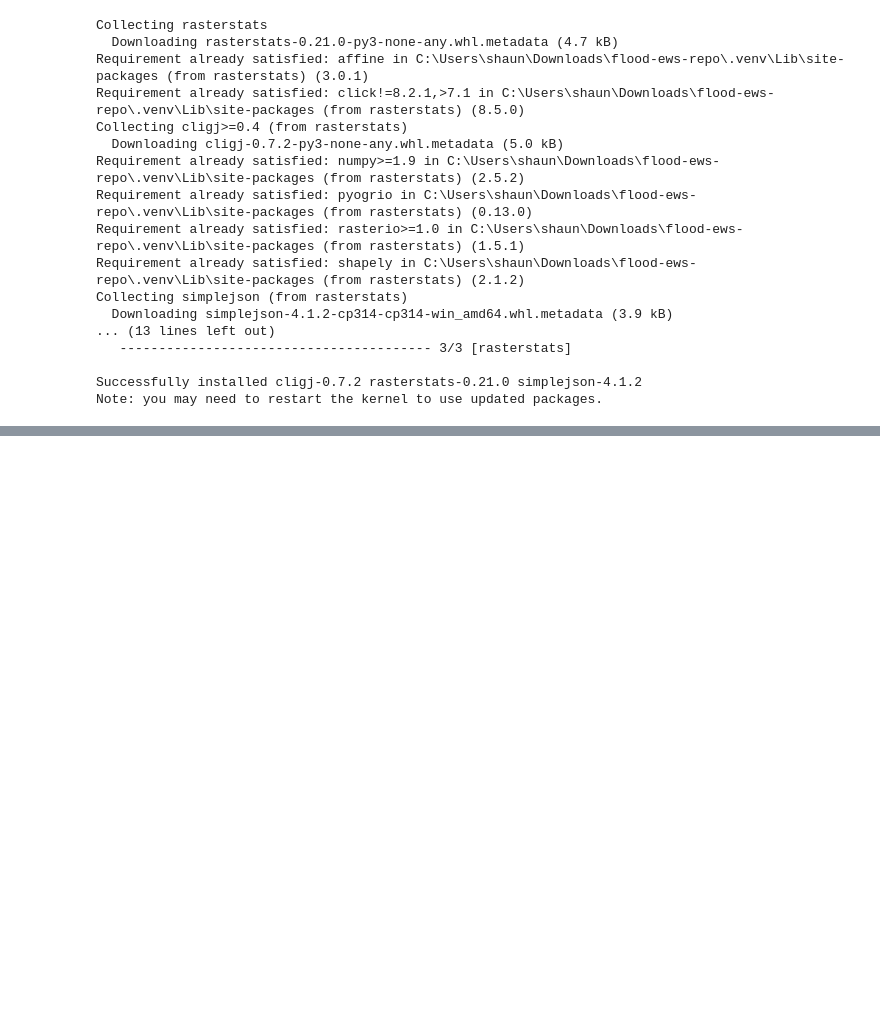
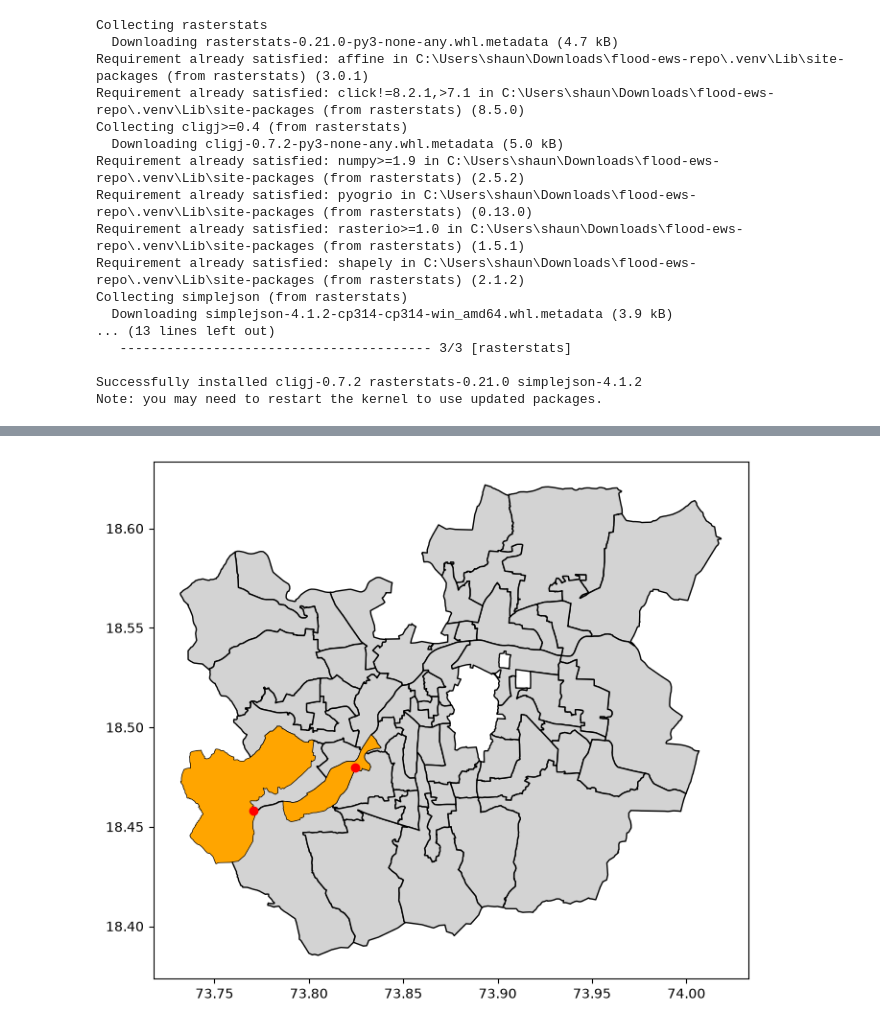
Before and after one commit to shaunaksam/flood-ews-pune, a Jupyter notebook: notebooks/04_elevation.ipynb, the cells around one changed output, grey strips where cells are left out. Cells and saved outputs as stored; diff of their text form; code cells hidden in the pictures; blank space fills up the shorter version.

Commit message:
Add ward features data

```diff
--- a/notebooks/04_elevation.ipynb
+++ b/notebooks/04_elevation.ipynb
@@ -88,3 +88,6 @@ wards = gpd.read_file("../data/raw/pune_wards.geojson")
 from rasterstats import zonal_stats
 
 stats = zonal_stats(wards, "../data/raw/output_SRTMGL1_v2.tif", stats=["mean", "min", "max"])
+# %%
+wards["elevation_mean"] = [s["mean"] for s in stats]
+print(wards[["Name2", "elevation_mean"]].sort_values("elevation_mean"))
@@ -90,0 +133,14 @@ stats = zonal_stats(wards, "../data/raw/output_SRTMGL1_v2.tif", stats=["mean", "
+# %%
+import matplotlib.pyplot as plt
+
+fig, ax = plt.subplots(figsize=(8, 8))
+wards.plot(ax=ax, color="lightgrey", edgecolor="black")
+wards[wards["wardnum"].isin([34, 52])].plot(ax=ax, color="orange")
+
+ekta_point = Point(73.82440214806881, 18.479610594634398)
+bhim_point = Point(73.77072544898591, 18.458227224690205)
+ax.scatter([ekta_point.x, bhim_point.x], [ekta_point.y, bhim_point.y], color="red", zorder=5)
+
+plt.show()
+# %% [output]
+[figure, added]
```
Also changed, not shown: parts of 10 cells of this notebook, 3 other files.
